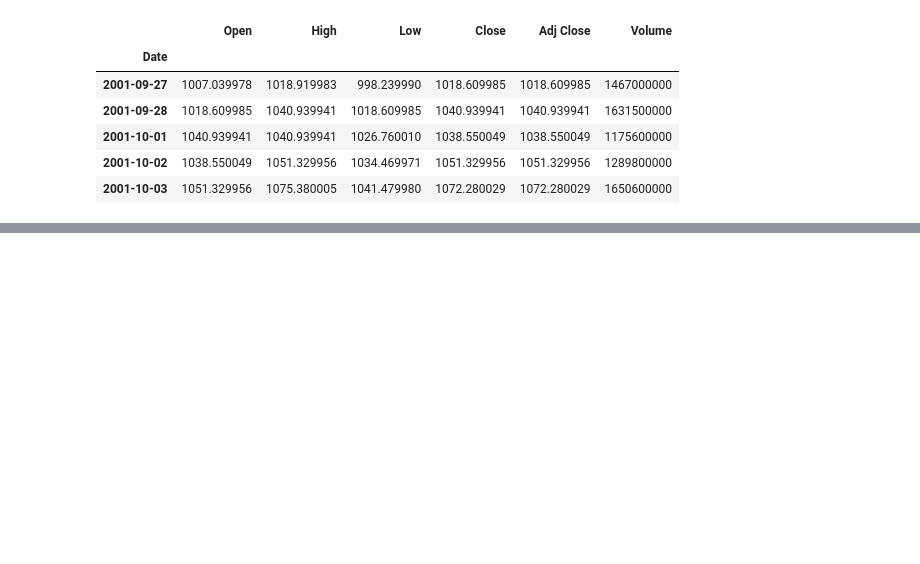
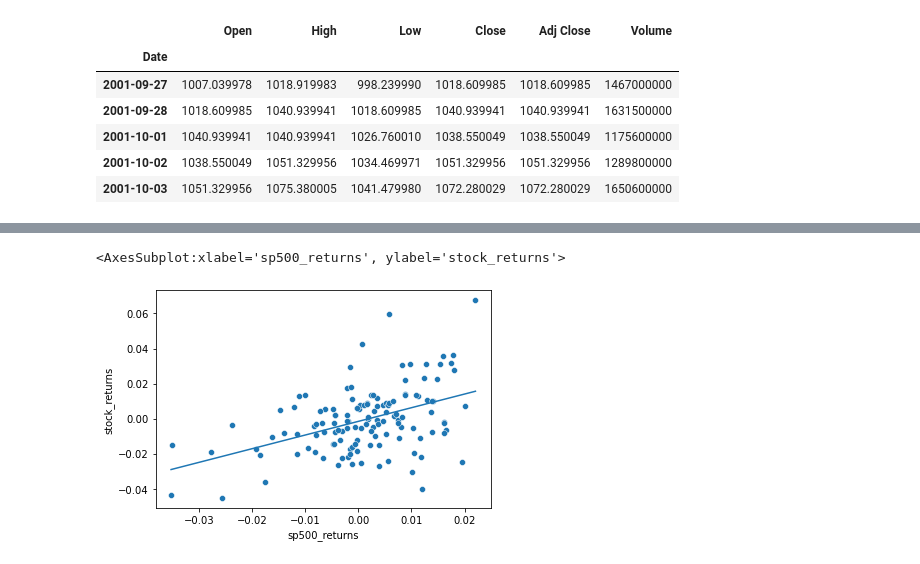
Before and after one commit to Zeyuzhao/BreachPrice, a Jupyter notebook: notebooks/z_model.ipynb, the cells around one changed output, grey strips where cells are left out. Saved outputs shown, nothing was run; the diff lists cells and outputs as text; code cells hidden in the pictures; blank space fills up the shorter version.

```diff
--- a/notebooks/z_model.ipynb
+++ b/notebooks/z_model.ipynb
@@ -216,0 +206,11 @@ show(p)
+# %%
+sp500_returns = model_df["sp500_returns"]
+stock_returns = model_df["stock_returns"]
+
+sns.scatterplot(data=model_df, x="sp500_returns", y="stock_returns")
+X = sp500_returns.values
+Y = alpha + beta * X
+sns.lineplot(x=X, y=Y)
+# %% [output]
+<AxesSubplot:xlabel='sp500_returns', ylabel='stock_returns'>
+[figure, added]
```
Also changed, not shown: parts of 15 cells of this notebook.
